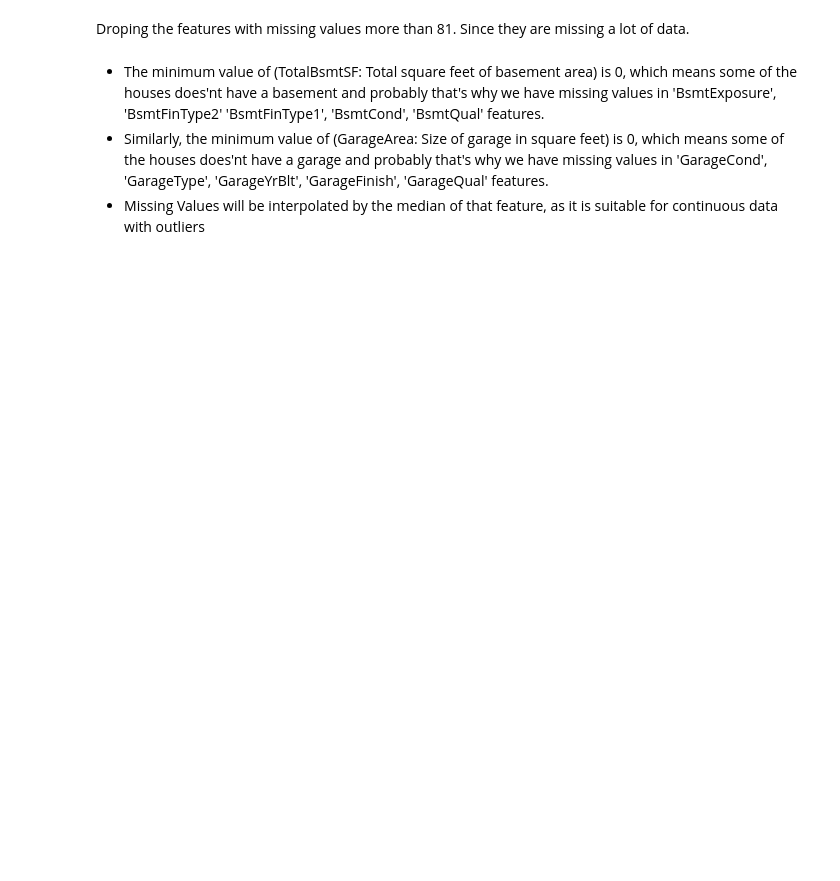
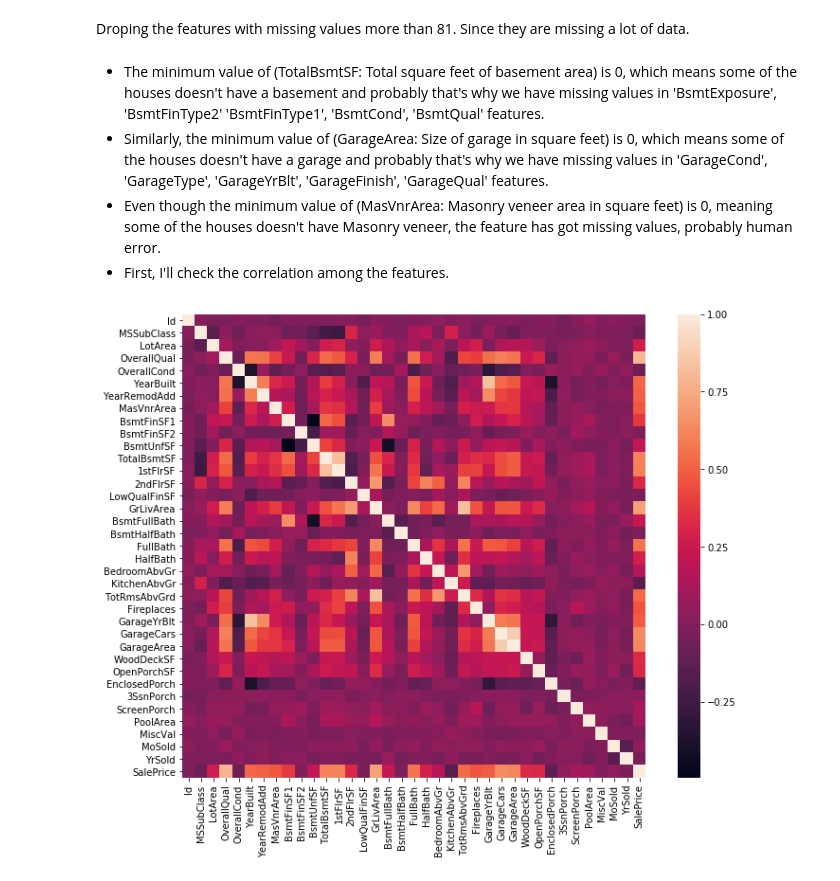
Before and after one commit to pushp1997/kaggle_competitions_knowledge, a Jupyter notebook: House Prices: Advanced Regression Techniques/kernel.ipynb, the cells around one changed output. Cells and saved outputs as stored; diff of their text form; code cells hidden in the pictures; blank space fills up the shorter version.

Commit message:
Version 2: Handling the missing data

```diff
--- a/House Prices: Advanced Regression Techniques/kernel.ipynb
+++ b/House Prices: Advanced Regression Techniques/kernel.ipynb
@@ -90,6 +98,7 @@ Droping the features with missing values more than 81. Since they are missing a
 # %%
 df_train = df_train.drop(['PoolQC', 'MiscFeature', 'Alley', 'Fence', 'FireplaceQu', 'LotFrontage'], axis=1)
 # %% [markdown]
-* The minimum value of (TotalBsmtSF: Total square feet of basement area) is 0, which means some of the houses does'nt have a basement and probably that's why we have missing values in 'BsmtExposure', 'BsmtFinType2' 'BsmtFinType1', 'BsmtCond', 'BsmtQual' features.
-* Similarly, the minimum value of (GarageArea: Size of garage in square feet) is 0, which means some of the houses does'nt have a garage and probably that's why we have missing values in 'GarageCond', 'GarageType', 'GarageYrBlt', 'GarageFinish', 'GarageQual' features.
-* Missing Values will be interpolated by the median of that feature, as it is suitable for continuous data with outliers
+* The minimum value of (TotalBsmtSF: Total square feet of basement area) is 0, which means some of the houses doesn't have a basement and probably that's why we have missing values in 'BsmtExposure', 'BsmtFinType2' 'BsmtFinType1', 'BsmtCond', 'BsmtQual' features.
+* Similarly, the minimum value of (GarageArea: Size of garage in square feet) is 0, which means some of the houses doesn't have a garage and probably that's why we have missing values in 'GarageCond', 'GarageType', 'GarageYrBlt', 'GarageFinish', 'GarageQual' features.
+* Even though the minimum value of (MasVnrArea: Masonry veneer area in square feet) is 0, meaning some of the houses doesn't have Masonry veneer, the feature has got missing values, probably human error.
+* First, I'll check the correlation among the features.
@@ -100,0 +105,7 @@ df_train = df_train.drop(['PoolQC', 'MiscFeature', 'Alley', 'Fence', 'FireplaceQ
+# %%
+#correlation matrix
+corrmat = df_train.corr()
+f, ax = plt.subplots(figsize=(12, 9))
+sns.heatmap(corrmat, square=True);
+# %% [output]
+[figure, added]
```
Also changed, not shown: parts of 13 cells of this notebook.
